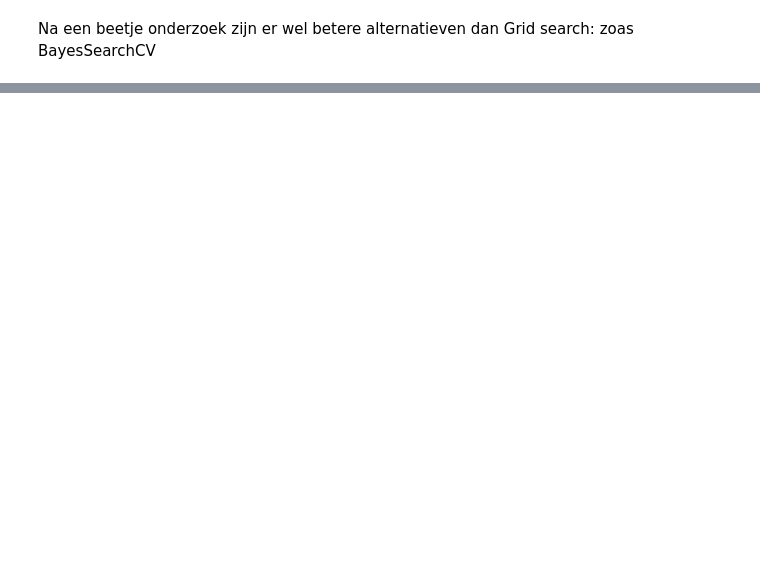
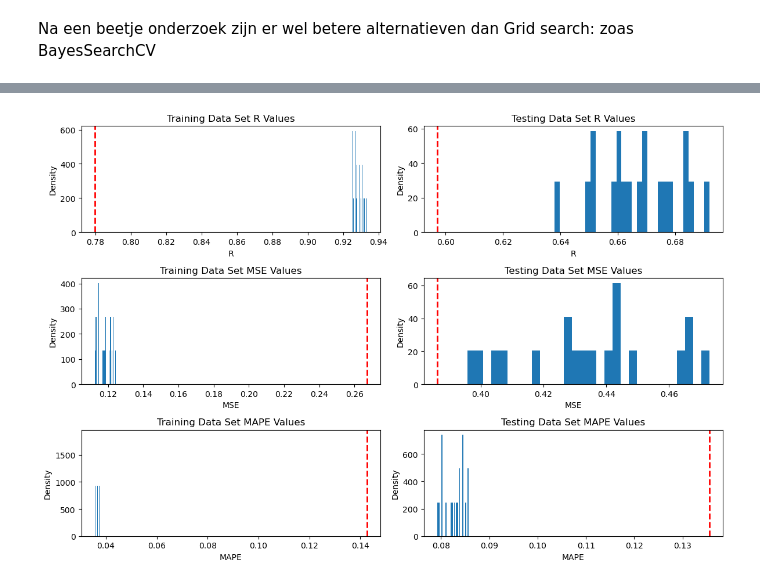
Before and after one commit to abroer/IM0712-Assignment3, a Jupyter notebook: reproduce_SVM.ipynb, the cells around one changed output, grey strips where cells are left out. Drawn from its saved outputs; the diff is of its cells as text; code cells hidden in the pictures; blank space fills up the shorter version.

```diff
--- a/reproduce_SVM.ipynb
+++ b/reproduce_SVM.ipynb
@@ -580,0 +631,56 @@ plt.show()
+# %%
+# Reference values for SVM model
+reference_values = {
+    "Training Data Set": {"R": 0.7797, "MSE": 0.267, "MAPE": 0.1426},
+    "Testing Data Set": {"R": 0.5971, "MSE": 0.3862, "MAPE": 0.1355}
+}
+
+# Visualize the metrics in Gaussian curves along with reference values
+plt.figure(figsize=(12, 8))
+
+plt.subplot(3, 2, 1)
+plt.hist(train_r_values, bins=30, density=True)
+plt.axvline(reference_values["Training Data Set"]["R"], color='r', linestyle='dashed', linewidth=2)
+plt.title('Training Data Set R Values')
+plt.xlabel('R')
+plt.ylabel('Density')
+
+plt.subplot(3, 2, 2)
+plt.hist(test_r_values, bins=30, density=True)
+plt.axvline(reference_values["Testing Data Set"]["R"], color='r', linestyle='dashed', linewidth=2)
+plt.title('Testing Data Set R Values')
+plt.xlabel('R')
+plt.ylabel('Density')
+
+plt.subplot(3, 2, 3)
+plt.hist(train_mse_values, bins=30, density=True)
+plt.axvline(reference_values["Training Data Set"]["MSE"], color='r', linestyle='dashed', linewidth=2)
+plt.title('Training Data Set MSE Values')
+plt.xlabel('MSE')
+plt.ylabel('Density')
+
+plt.subplot(3, 2, 4)
+plt.hist(test_mse_values, bins=30, density=True)
+plt.axvline(reference_values["Testing Data Set"]["MSE"], color='r', linestyle='dashed', linewidth=2)
+plt.title('Testing Data Set MSE Values')
+plt.xlabel('MSE')
+plt.ylabel('Density')
+
+plt.subplot(3, 2, 5)
+plt.hist(train_mape_values, bins=30, density=True)
+plt.axvline(reference_values["Training Data Set"]["MAPE"], color='r', linestyle='dashed', linewidth=2)
+plt.title('Training Data Set MAPE Values')
+plt.xlabel('MAPE')
+plt.ylabel('Density')
+
+plt.subplot(3, 2, 6)
+plt.hist(test_mape_values, bins=30, density=True)
+plt.axvline(reference_values["Testing Data Set"]["MAPE"], color='r', linestyle='dashed', linewidth=2)
+plt.title('Testing Data Set MAPE Values')
+plt.xlabel('MAPE')
+plt.ylabel('Density')
+
+plt.tight_layout()
+plt.show()
+# %% [output]
+[figure, added]
```
Also changed, not shown: parts of 9 cells of this notebook, 1 other file.
